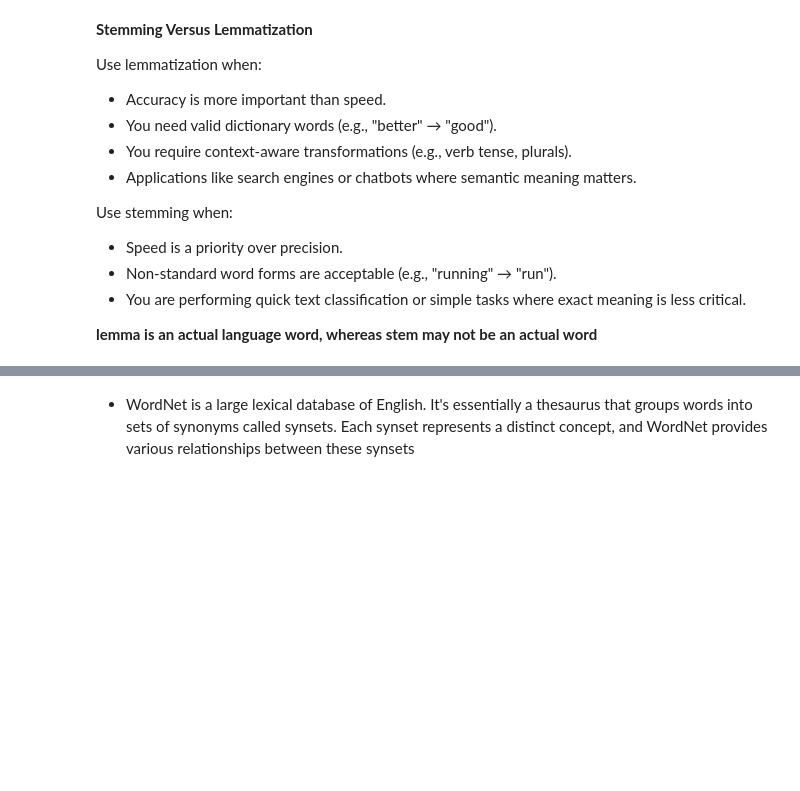
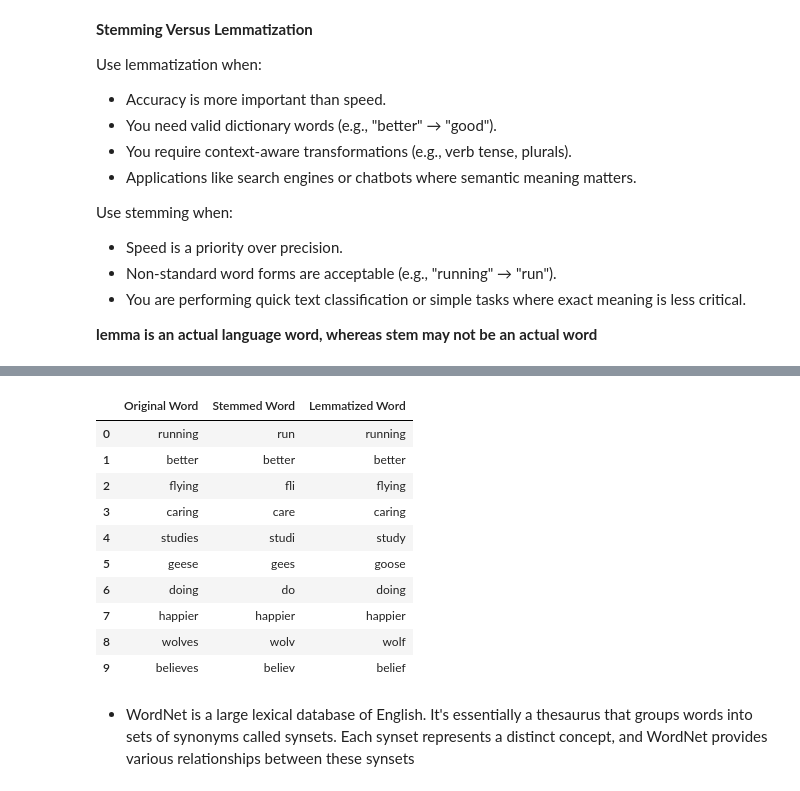
Before and after one commit to iproduct/iagenai, a Jupyter notebook: fmi-2024-05-nlp-agents-intro/Day1/0_NLP_TextPreprocessing.ipynb, the cells around one changed output, grey strips where cells are left out. Saved outputs shown, nothing was run; the diff lists cells and outputs as text; code cells hidden in the pictures; blank space fills up the shorter version.

```diff
--- a/fmi-2024-05-nlp-agents-intro/Day1/0_NLP_TextPreprocessing.ipynb
+++ b/fmi-2024-05-nlp-agents-intro/Day1/0_NLP_TextPreprocessing.ipynb
@@ -326,7 +381,7 @@ words = ["running", "better", "flying", "caring", "studies", "geese", "doing", "
 
 # Apply stemming and lemmatization
 stemmed_words = [stemmer.stem(word) for word in words]
-lemmatized_words = [lemmatizer.lemmatize(word, pos='v') for word in words]  # Using 'v' (verb) as the POS tag for demonstration
+lemmatized_words = [lemmatizer.lemmatize(word) for word in words]  # Using 'v' (verb) as the POS tag for demonstration
 
 # Create a DataFrame for comparison
 df_comparison = pd.DataFrame({
@@ -337,3 +392,4 @@ df_comparison = pd.DataFrame({
 
 # Display the DataFrame
 df_comparison
+# %% [output]
@@ -340,3 +402,14 @@ df_comparison
+|  | Original Word | Stemmed Word | Lemmatized Word |
+| 0 | running | run | running |
+| 1 | better | better | better |
+| 2 | flying | fli | flying |
+| 3 | caring | care | caring |
+| 4 | studies | studi | study |
+| 5 | geese | gees | goose |
+| 6 | doing | do | doing |
+| 7 | happier | happier | happier |
+| 8 | wolves | wolv | wolf |
+| 9 | believes | believ | belief |
 # %% [markdown]
 - WordNet is a large lexical database of English. It's essentially a thesaurus that groups words into sets of synonyms called synsets. Each synset represents a distinct concept, and WordNet provides various relationships between these synsets
 # %% [markdown]
```
Also changed, not shown: parts of 30 cells of this notebook, 7 other files.
